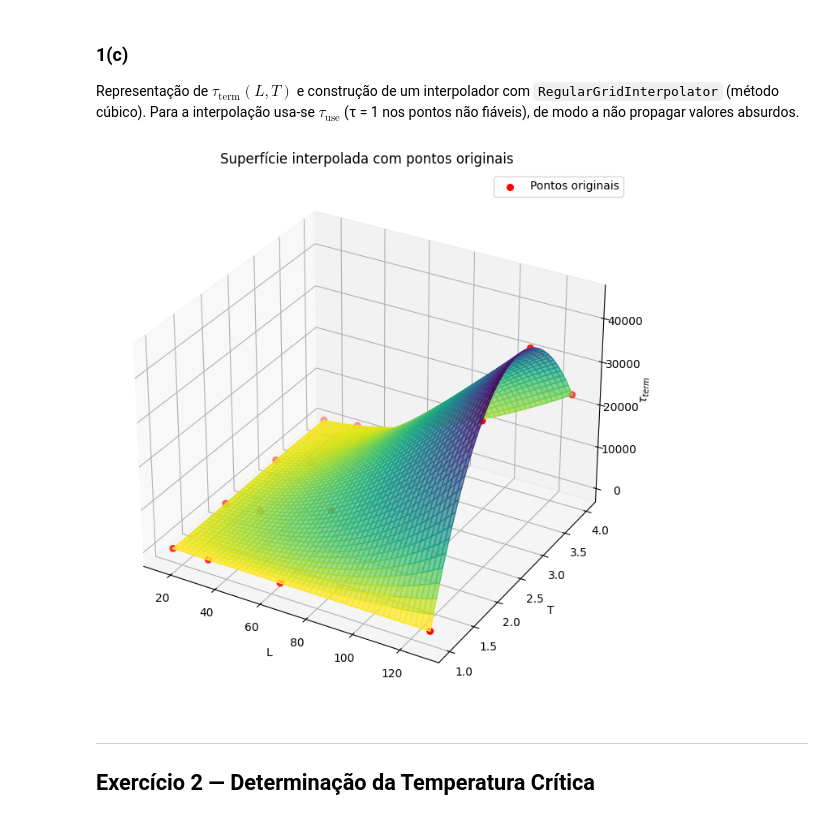
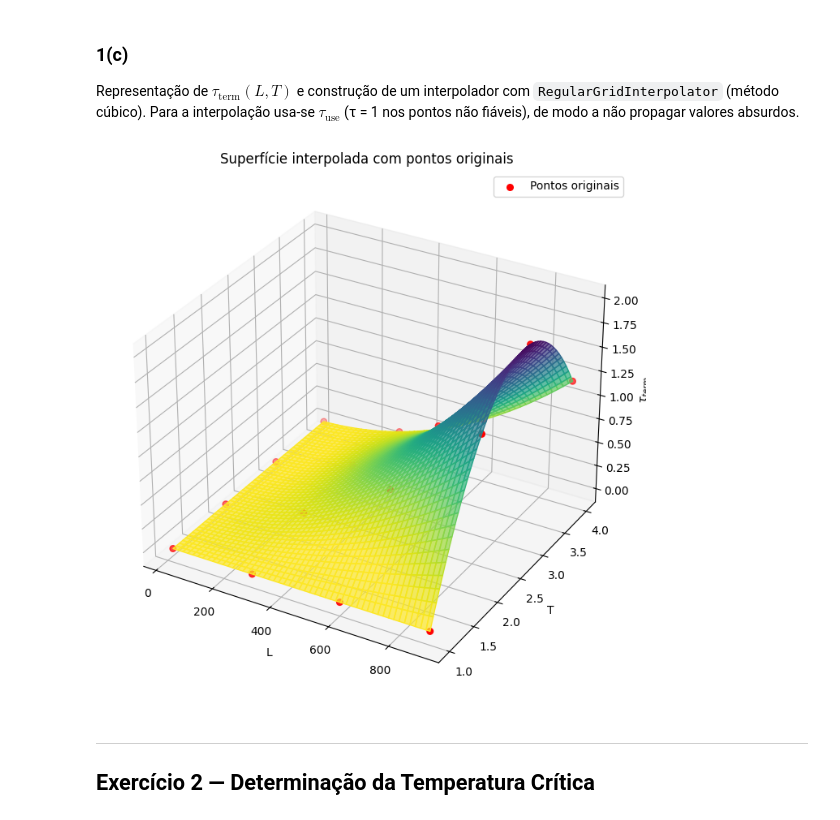
Before and after one commit to RoSerMar/Ising_Model, a Jupyter notebook: Ising_model_tudo_semnumba.ipynb, the cells around one changed output. Cells and saved outputs as stored; diff of their text form; code cells hidden in the pictures.

```diff
--- a/Ising_model_tudo_semnumba.ipynb
+++ b/Ising_model_tudo_semnumba.ipynb
@@ -104,7 +104,7 @@ em função do número de iteração $N$.
 O número de iterações é $n_\mathrm{iter} = n_\mathrm{sweeps} \cdot L^2$
 para que o número de varrimentos seja idêntico em todos os tamanhos.
 # %%
-L_values = [16, 32, 64, 128]
+L_values = [20, 300, 600, 900]
 T_values = [1, 2, 3, 4]
 n_sweeps = 10
 
@@ -118,7 +118,7 @@ for L in L_values:
         results[(L, T)] = model.energy / L**2
 
 # ── Gráficos: grelha 4×4, linhas = L, colunas = T ────────────────────────────
-fig, axes = plt.subplots(len(L_values), len(T_values), figsize=(16, 12))
+fig, axes = plt.subplots(len(L_values), len(T_values), figsize=(16, 12), squeeze=False)
 fig.suptitle(
     r"Exercício 1(a) — energia por spin $e = E/L^2$ em função da iteração $N$",
     fontsize=14
@@ -241,7 +241,7 @@ for L in L_values:
             tau_use   [(L, T)] = float(tau)
 
 # ── Gráficos: dados + fit ────────────────────────────────────────────────────
-fig, axes = plt.subplots(len(L_values), len(T_values), figsize=(16, 12))
+fig, axes = plt.subplots(len(L_values), len(T_values), figsize=(16, 12), squeeze=False)
 fig.suptitle(
     r"Exercício 1(b) — fit $e(N)=e_f+(e_0-e_f)\,e^{-N/\tau_\mathrm{term}}$",
     fontsize=13
@@ -363,35 +363,35 @@ def plot_region_with_Tstar_plane(L_min=None, L_max=None, T_min=None, T_max=None,
             if T_min <= T <= T_max:
                 L_pts.append(L)
                 T_pts.append(T)
                 tau_pts.append(tau_grid[np.where(L_vals == L)[0][0],
                                         np.where(T_vals == T)[0][0]])
 
     # ── Figura ───────────────────────────────────────────────────────────
     err_norm = err_f / (np.nanmax(err_f) + 1e-12)
     colors = plt.cm.viridis(1 - err_norm)
     colors[..., -1] = 1.0
 
     fig = plt.figure(figsize=(10, 7))
     ax = fig.add_subplot(111, projection='3d')
 
     # Superfície interpolada
     ax.plot_surface(Lg, Tg, tau_f, facecolors=colors, shade=False, alpha=0.7, zorder=1)
 
     # Pontos originais
     ax.scatter(L_pts, T_pts, tau_pts,
                color='red', s=30, zorder=5, label='Pontos originais')
 
     ax.set_xlabel("L")
     ax.set_ylabel("T")
     ax.set_zlabel(r"$\tau_{term}$")
     ax.set_title("Superfície interpolada com pontos originais")
     ax.legend()
     plt.tight_layout()
     plt.show()
 
-plot_region_with_Tstar_plane(16, 128, 1, 4)
+plot_region_with_Tstar_plane(20, 900, 1, 4)
 # %% [output]
-[figure, old version]
+[figure, new version]
 # %% [markdown]
 ---
 ## Exercício 2 — Determinação da Temperatura Crítica
```
Also changed, not shown: parts of 9 cells of this notebook, 1 other file.
